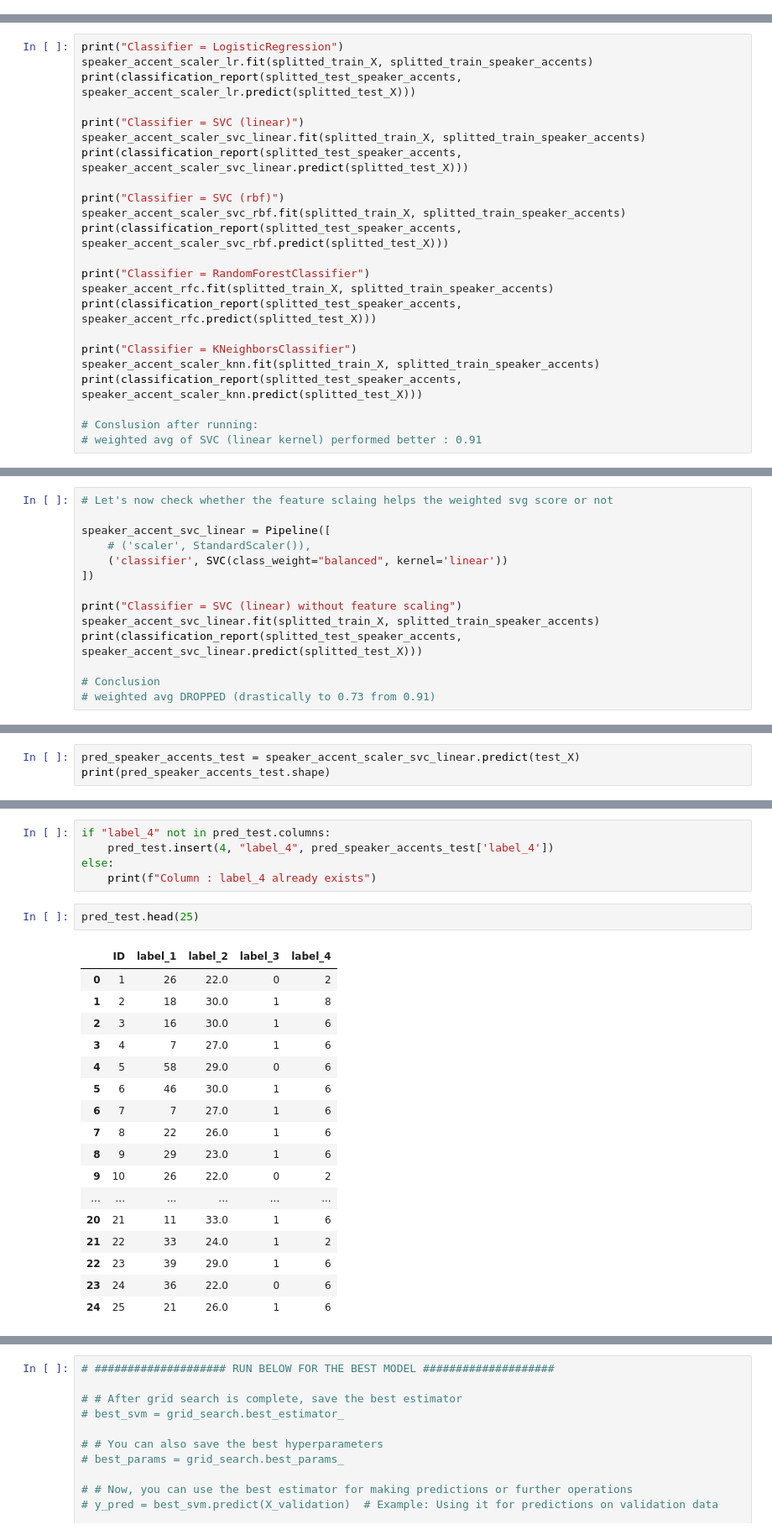
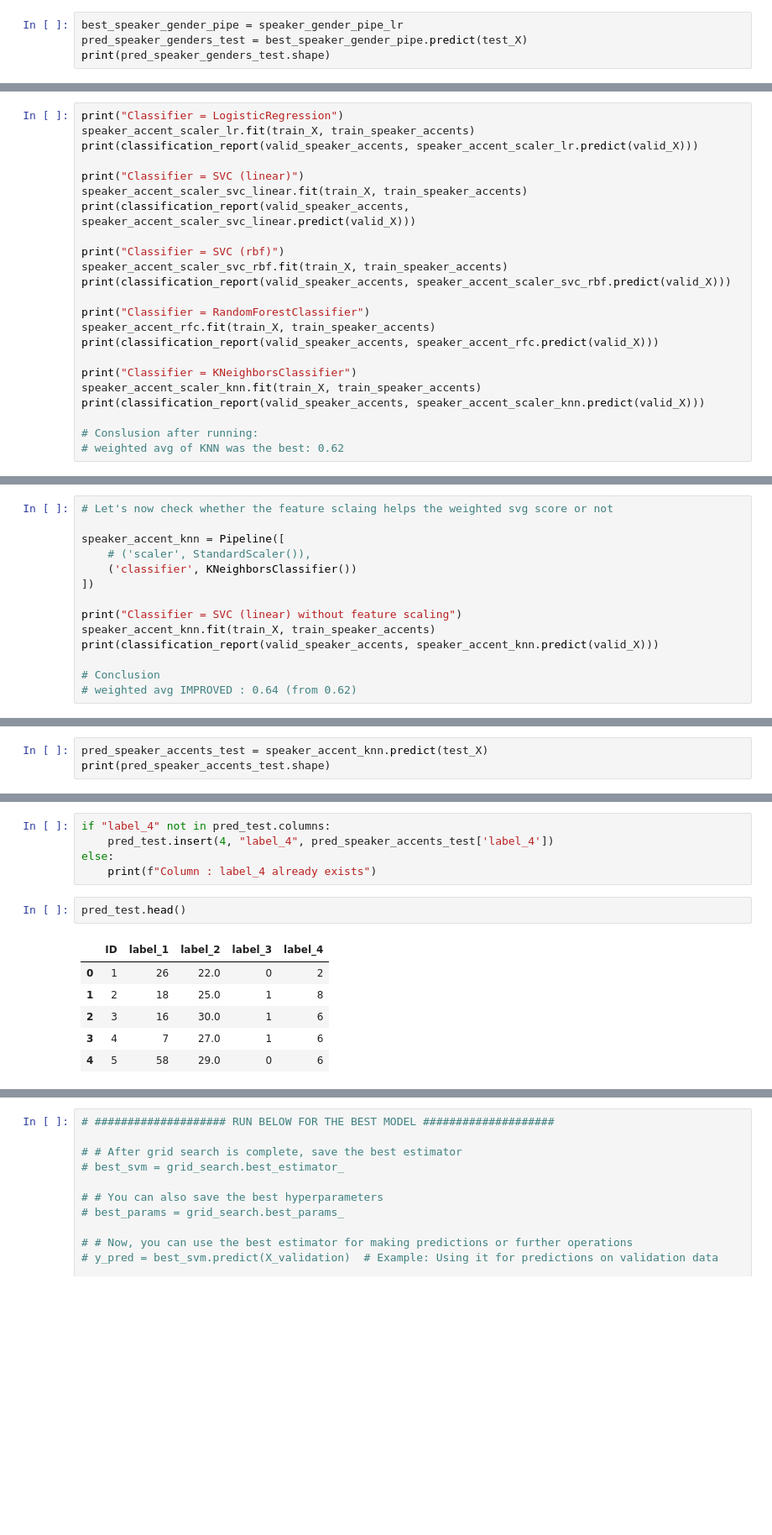
Before and after one commit to pasan-SK/Sem7-Machine-Learning-Project, a Jupyter notebook: Coding/Competition1-Layer12(using valid dataset).ipynb, the cells around one changed output, grey strips where cells are left out. Shown at 84% size. Cells and saved outputs as stored; diff of their text form; blank space fills up the shorter version.

Commit message:
Experimented again with validation dataset and completed

```diff
--- a/Coding/Competition1-Layer12(using valid dataset).ipynb
+++ b/Coding/Competition1-Layer12(using valid dataset).ipynb
@@ -1500,0 +1557,4 @@ print(pred_speaker_genders_test.shape)
+# %%
+best_speaker_gender_pipe = speaker_gender_pipe_lr
+pred_speaker_genders_test = best_speaker_gender_pipe.predict(test_X)
+print(pred_speaker_genders_test.shape)
@@ -1572,27 +1634,27 @@ speaker_accent_scaler_knn = Pipeline([
 ])
 # %%
 print("Classifier = LogisticRegression")
-speaker_accent_scaler_lr.fit(splitted_train_X, splitted_train_speaker_accents)
-print(classification_report(splitted_test_speaker_accents, speaker_accent_scaler_lr.predict(splitted_test_X)))
+speaker_accent_scaler_lr.fit(train_X, train_speaker_accents)
+print(classification_report(valid_speaker_accents, speaker_accent_scaler_lr.predict(valid_X)))
 
 print("Classifier = SVC (linear)")
-speaker_accent_scaler_svc_linear.fit(splitted_train_X, splitted_train_speaker_accents)
-print(classification_report(splitted_test_speaker_accents, speaker_accent_scaler_svc_linear.predict(splitted_test_X)))
+speaker_accent_scaler_svc_linear.fit(train_X, train_speaker_accents)
+print(classification_report(valid_speaker_accents, speaker_accent_scaler_svc_linear.predict(valid_X)))
 
 print("Classifier = SVC (rbf)")
-speaker_accent_scaler_svc_rbf.fit(splitted_train_X, splitted_train_speaker_accents)
-print(classification_report(splitted_test_speaker_accents, speaker_accent_scaler_svc_rbf.predict(splitted_test_X)))
+speaker_accent_scaler_svc_rbf.fit(train_X, train_speaker_accents)
+print(classification_report(valid_speaker_accents, speaker_accent_scaler_svc_rbf.predict(valid_X)))
 
 print("Classifier = RandomForestClassifier")
-speaker_accent_rfc.fit(splitted_train_X, splitted_train_speaker_accents)
-print(classification_report(splitted_test_speaker_accents, speaker_accent_rfc.predict(splitted_test_X)))
+speaker_accent_rfc.fit(train_X, train_speaker_accents)
+print(classification_report(valid_speaker_accents, speaker_accent_rfc.predict(valid_X)))
 
 print("Classifier = KNeighborsClassifier")
-speaker_accent_scaler_knn.fit(splitted_train_X, splitted_train_speaker_accents)
-print(classification_report(splitted_test_speaker_accents, speaker_accent_scaler_knn.predict(splitted_test_X)))
+speaker_accent_scaler_knn.fit(train_X, train_speaker_accents)
+print(classification_report(valid_speaker_accents, speaker_accent_scaler_knn.predict(valid_X)))
 
 # Conslusion after running:
-# weighted avg of SVC (linear kernel) performed better : 0.91
+# weighted avg of KNN was the best: 0.62
 # %% [output]
 Classifier = LogisticRegression
 STOP: TOTAL NO. of ITERATIONS REACHED LIMIT.
@@ -1622,17 +1735,17 @@ weighted avg       0.91      0.91      0.90      5704
 # %%
 # Let's now check whether the feature sclaing helps the weighted svg score or not
 
-speaker_accent_svc_linear = Pipeline([
+speaker_accent_knn = Pipeline([
     # ('scaler', StandardScaler()),
-    ('classifier', SVC(class_weight="balanced", kernel='linear'))
+    ('classifier', KNeighborsClassifier())
 ])
 
 print("Classifier = SVC (linear) without feature scaling")
-speaker_accent_svc_linear.fit(splitted_train_X, splitted_train_speaker_accents)
-print(classification_report(splitted_test_speaker_accents, speaker_accent_svc_linear.predict(splitted_test_X)))
+speaker_accent_knn.fit(train_X, train_speaker_accents)
+print(classification_report(valid_speaker_accents, speaker_accent_knn.predict(valid_X)))
 
 # Conclusion
-# weighted avg DROPPED (drastically to 0.73 from 0.91)
+# weighted avg IMPROVED : 0.64 (from 0.62)
 # %% [output]
 Classifier = SVC (linear) without feature scaling
               precision    recall  f1-score   support
@@ -1814,7 +1891,7 @@ test_X.head()
 | 4 | 0.033004 | 0.013373 | 0.124001 | -0.016143 | 0.010120 | 0.010635 | -0.055789 | -0.036282 | -0.059422 | ... |
 5 rows × 768 columns
 # %%
-pred_speaker_accents_test = speaker_accent_scaler_svc_linear.predict(test_X)
+pred_speaker_accents_test = speaker_accent_knn.predict(test_X)
 print(pred_speaker_accents_test.shape)
 # %% [output]
 (744,)
@@ -1843,25 +1920,14 @@ if "label_4" not in pred_test.columns:
 else:
     print(f"Column : label_4 already exists")
 # %%
-pred_test.head(25)
+pred_test.head()
 # %% [output]
 |  | ID | label_1 | label_2 | label_3 | label_4 |
 | 0 | 1 | 26 | 22.0 | 0 | 2 |
-| 1 | 2 | 18 | 30.0 | 1 | 8 |
+| 1 | 2 | 18 | 25.0 | 1 | 8 |
 | 2 | 3 | 16 | 30.0 | 1 | 6 |
 | 3 | 4 | 7 | 27.0 | 1 | 6 |
 | 4 | 5 | 58 | 29.0 | 0 | 6 |
-| 5 | 6 | 46 | 30.0 | 1 | 6 |
-| 6 | 7 | 7 | 27.0 | 1 | 6 |
-| 7 | 8 | 22 | 26.0 | 1 | 6 |
-| 8 | 9 | 29 | 23.0 | 1 | 6 |
-| 9 | 10 | 26 | 22.0 | 0 | 2 |
-| ... | ... | ... | ... | ... | ... |
-| 20 | 21 | 11 | 33.0 | 1 | 6 |
-| 21 | 22 | 33 | 24.0 | 1 | 2 |
-| 22 | 23 | 39 | 29.0 | 1 | 6 |
-| 23 | 24 | 36 | 22.0 | 0 | 6 |
-| 24 | 25 | 21 | 26.0 | 1 | 6 |
 # %%
 pred_test_layer7 = pred_test
 pred_test_layer7.head()
```
Also changed, not shown: parts of 50 cells of this notebook, 1 other file.
